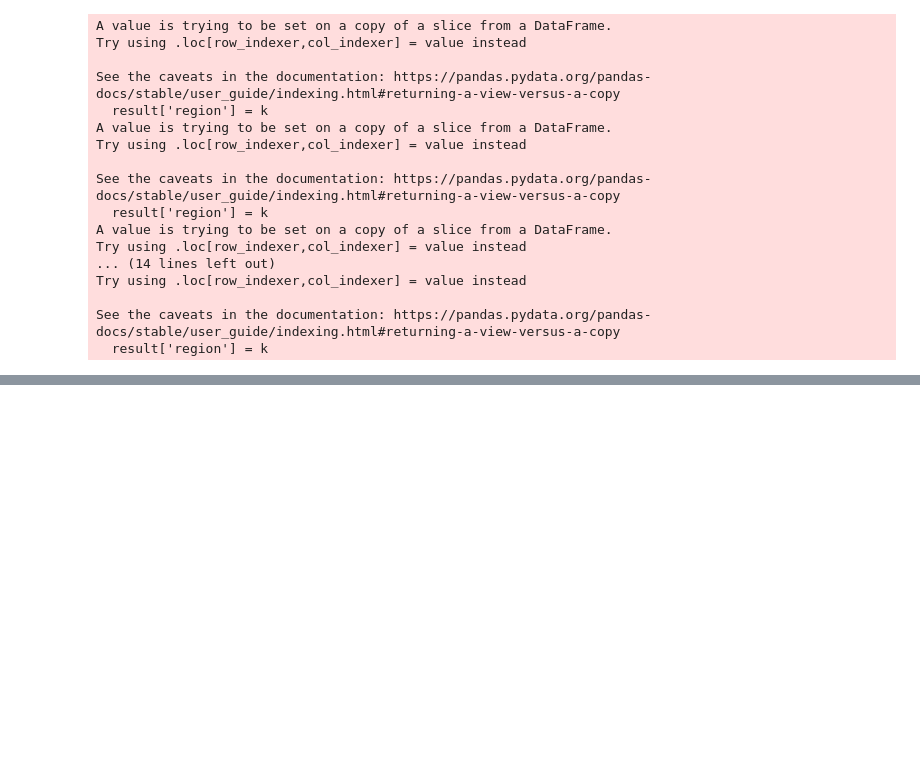
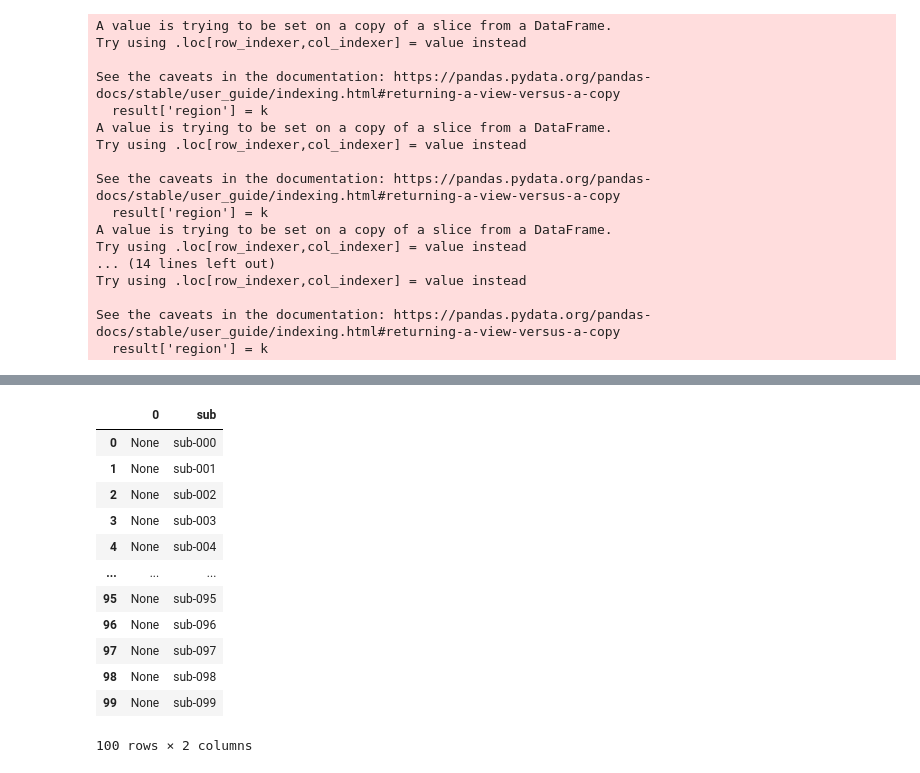
Before and after one commit to ChristianHinge/hedypet-streamlit, a Jupyter notebook: hedypet_streamlit/create_dataframes2.ipynb, the cells around one changed output, grey strips where cells are left out. Cells and saved outputs as stored; diff of their text form; code cells hidden in the pictures; blank space fills up the shorter version.

```diff
--- a/hedypet_streamlit/create_dataframes2.ipynb
+++ b/hedypet_streamlit/create_dataframes2.ipynb
@@ -98,0 +117,16 @@ See the caveats in the documentation: https://pandas.pydata.org/pandas-docs/stab
+# %%
+df_norm
+# %% [output]
+|  | 0 | sub |
+| 0 | None | sub-000 |
+| 1 | None | sub-001 |
+| 2 | None | sub-002 |
+| 3 | None | sub-003 |
+| 4 | None | sub-004 |
+| ... | ... | ... |
+| 95 | None | sub-095 |
+| 96 | None | sub-096 |
+| 97 | None | sub-097 |
+| 98 | None | sub-098 |
+| 99 | None | sub-099 |
+100 rows × 2 columns
```
Also changed, not shown: parts of 6 cells of this notebook, 4 other files.
